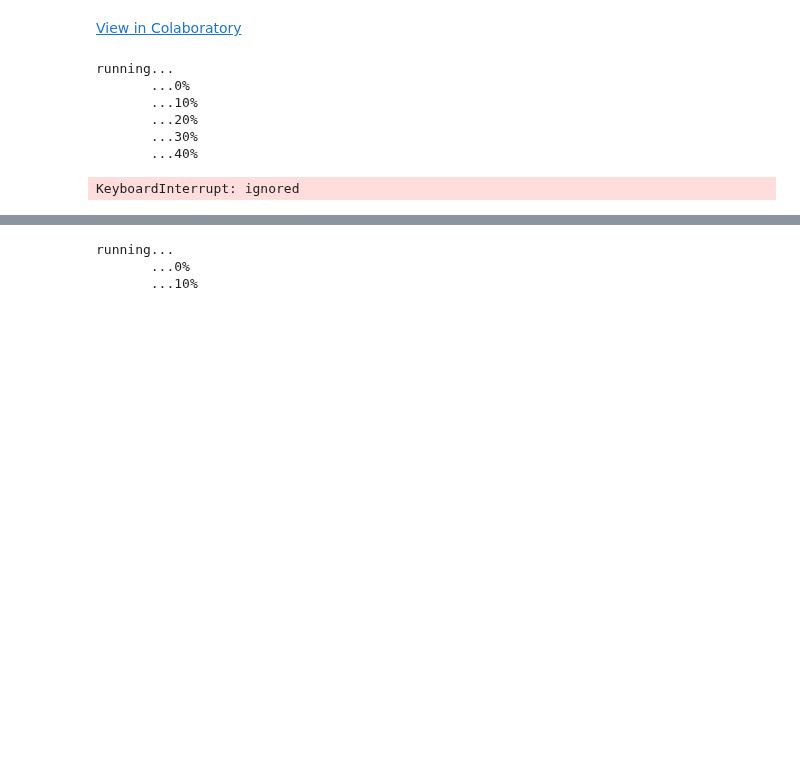
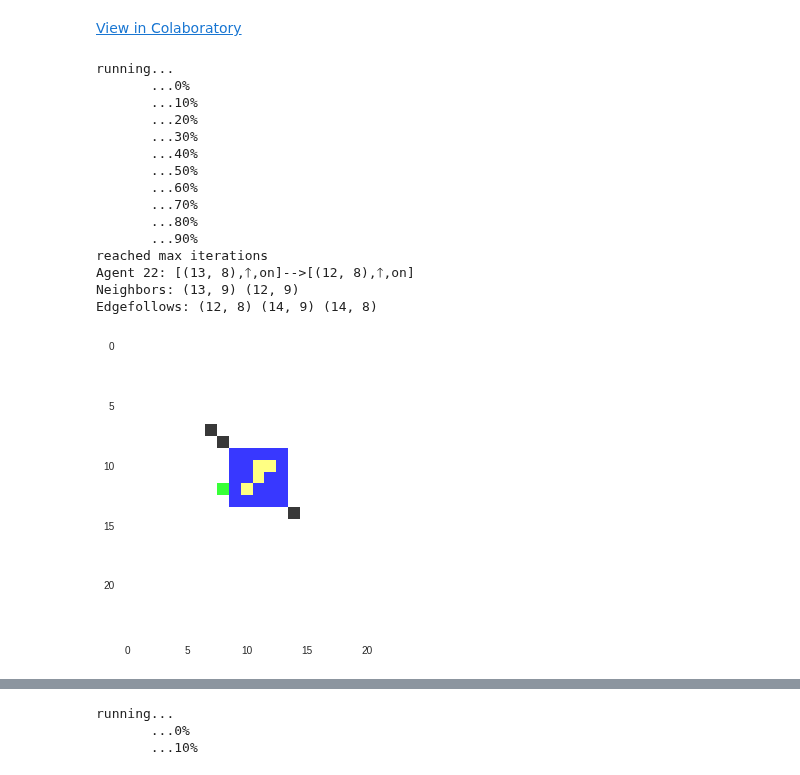
Before and after one commit to jpskycak/research_notebooks, a Jupyter notebook: programmable_self_assembly.ipynb, the cells around one changed output, grey strips where cells are left out. Cells and saved outputs as stored; diff of their text form; code cells hidden in the pictures; blank space fills up the shorter version.

```diff
--- a/programmable_self_assembly.ipynb
+++ b/programmable_self_assembly.ipynb
@@ -449,12 +467,22 @@ class Agents:
         return False
 # %%
 a = Agents(L=5)
-a.run(max_iter=10,output=True)
+a.run(max_iter=100,output=True,computation='parallel')
+a.plot(-1,showgradient=False)
 # %% [output]
 running...
        ...0%
        ...10%
        ...20%
        ...30%
        ...40%
+       ...50%
+       ...60%
+       ...70%
+       ...80%
+       ...90%
+reached max iterations
+Agent 22: [(13, 8),🡑,on]-->[(12, 8),🡑,on]
+Neighbors: (13, 9) (12, 9)
+Edgefollows: (12, 8) (14, 9) (14, 8)
-KeyboardInterrupt: ignored
+[figure, added]
```
Also changed, not shown: parts of 6 cells of this notebook.
